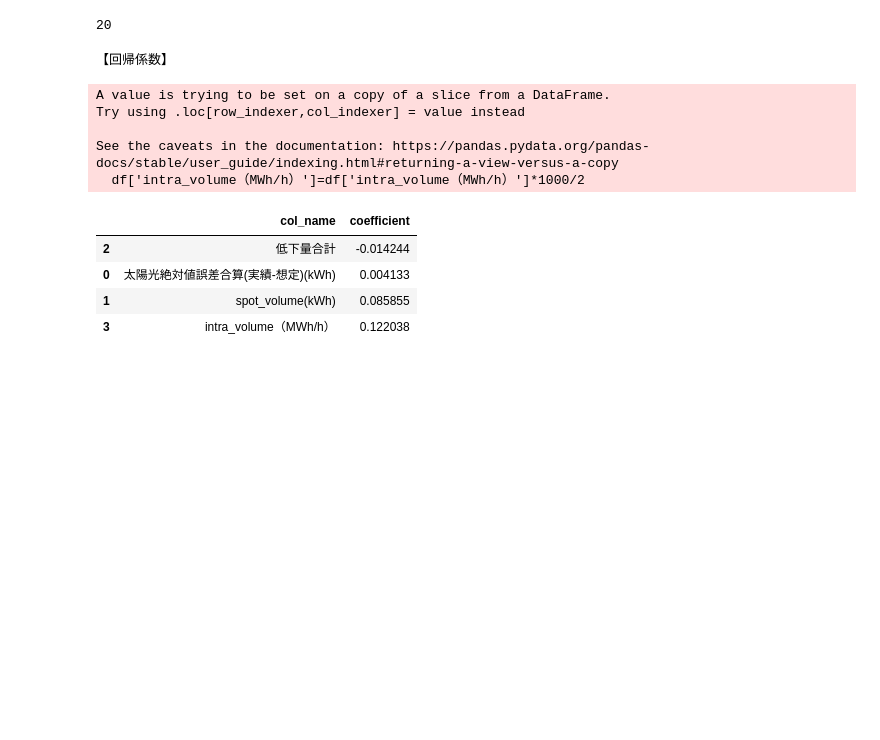
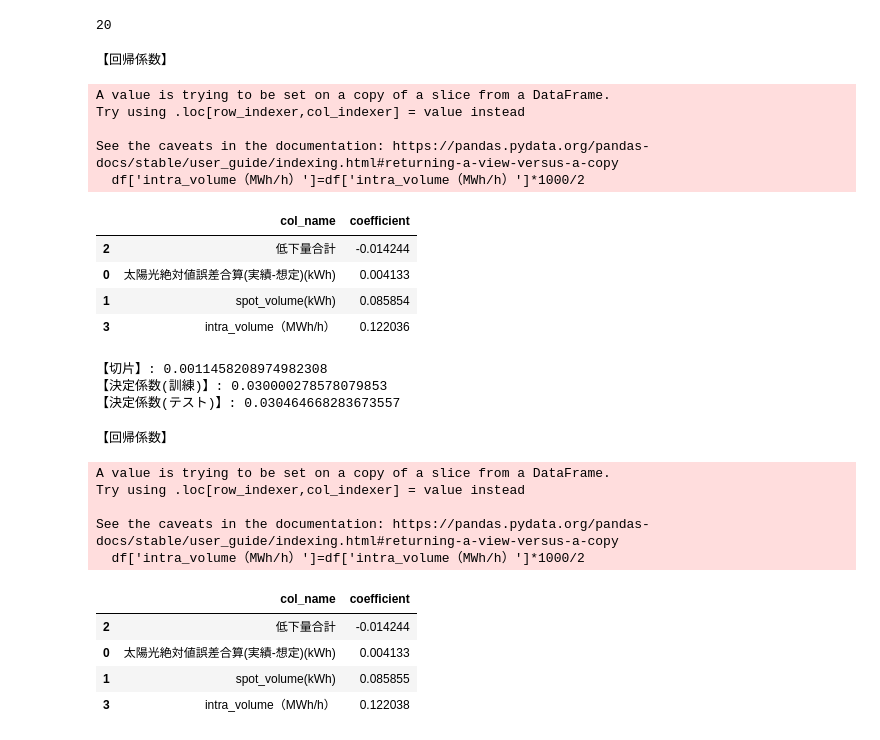
Before and after one commit to kurisk17/programwindows, a Jupyter notebook: 重回帰分析/重回帰分析2022.ipynb, the cells around one changed output. Drawn from its saved outputs; the diff is of its cells as text; code cells hidden in the pictures; blank space fills up the shorter version.

```diff
--- a/重回帰分析/重回帰分析2022.ipynb
+++ b/重回帰分析/重回帰分析2022.ipynb
@@ -17,6 +18,68 @@ files = glob.glob('../../../卒論関連書類/データ/king_history/king_histo
 len(files)
 # %% [output]
 20
+# %%
+# 重回帰分析 正則あり
+# それぞれの分布は最大値がさだめられていないため、標準化
+files = glob.glob('../../../卒論関連書類/データ/king_history/king_history1/*')
+version = len(files)-1
+df_king =pd.read_csv(f'../../../卒論関連書類/データ/king_history/king_history1/king{version}.csv',converters={'DateTime':pd.to_datetime})
+
+target =['太陽光絶対値誤差合算(実績-想定)(kWh)',
+        'spot_volume(kWh)', '低下量合計','intra_volume（MWh/h）']
+df_select =df_king[['gap_price[intra-spot](円/kWh)']+target]
+df = df_select.dropna()
+df['intra_volume（MWh/h）']=df['intra_volume（MWh/h）']*1000/2
+
+# 標準化
+scaler = StandardScaler()
+scaler.fit(np.array(df))
+df_std = scaler.transform(np.array(df))
+df_std = pd.DataFrame(df_std,columns=df.columns)
+
+# 目的変数(Y)
+Y = np.array(df_std['gap_price[intra-spot](円/kWh)'])
+
+# 説明変数(X)
+# col_name = ['風力誤差合算(実績-想定)(kWh)(ならし)', '太陽光誤差合算(実績-想定)(kWh)(ならし)', 'spot_volume(kWh)', '低下量合計','広域予備率平均値(%)']
+X = np.array(df_std[target])
+
+
+# データの分割(訓練データとテストデータ)
+X_train, X_test, Y_train, Y_test = train_test_split(X, Y, test_size=0.3, random_state=0)
+
+# モデル構築
+model = Ridge(alpha=1.0, fit_intercept=True, normalize=False, copy_X=True, max_iter=None, tol=0.001, random_state=None)
+
+# 学習
+model.fit(X_train, Y_train)
+
+# 回帰係数
+coef = pd.DataFrame({"col_name":np.array(target),"coefficient":model.coef_}).sort_values(by='coefficient')
+
+# 結果
+print("【回帰係数】"
+# , coef
+)
+display(coef)
+print("【切片】:", model.intercept_)
+print("【決定係数(訓練)】:", model.score(X_train, Y_train))
+print("【決定係数(テスト)】:", model.score(X_test, Y_test))
+# %% [output]
+【回帰係数】
+A value is trying to be set on a copy of a slice from a DataFrame.
+Try using .loc[row_indexer,col_indexer] = value instead
+
+See the caveats in the documentation: https://pandas.pydata.org/pandas-docs/stable/user_guide/indexing.html#returning-a-view-versus-a-copy
+  df['intra_volume（MWh/h）']=df['intra_volume（MWh/h）']*1000/2
+|  | col_name | coefficient |
+| 2 | 低下量合計 | -0.014244 |
+| 0 | 太陽光絶対値誤差合算(実績-想定)(kWh) | 0.004133 |
+| 1 | spot_volume(kWh) | 0.085854 |
+| 3 | intra_volume（MWh/h） | 0.122036 |
+【切片】: 0.0011458208974982308
+【決定係数(訓練)】: 0.030000278578079853
+【決定係数(テスト)】: 0.030464668283673557
 # %%
 # 重回帰分析 最小構成
 files = glob.glob('../../../卒論関連書類/データ/king_history/king_history1/*')
```
Also changed, not shown: parts of 1 cell of this notebook, 6 other files.
